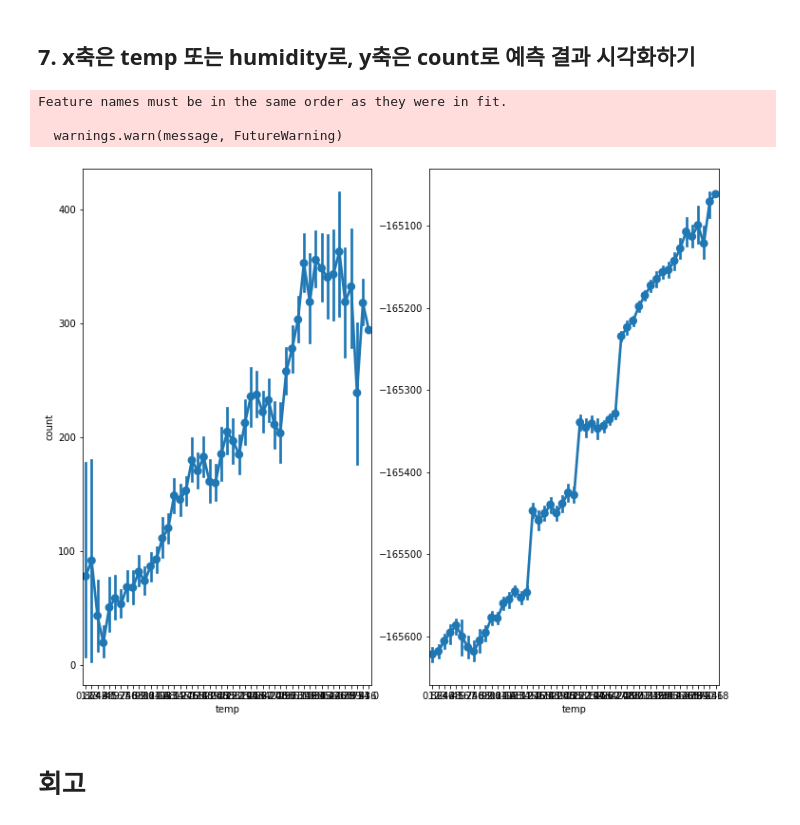
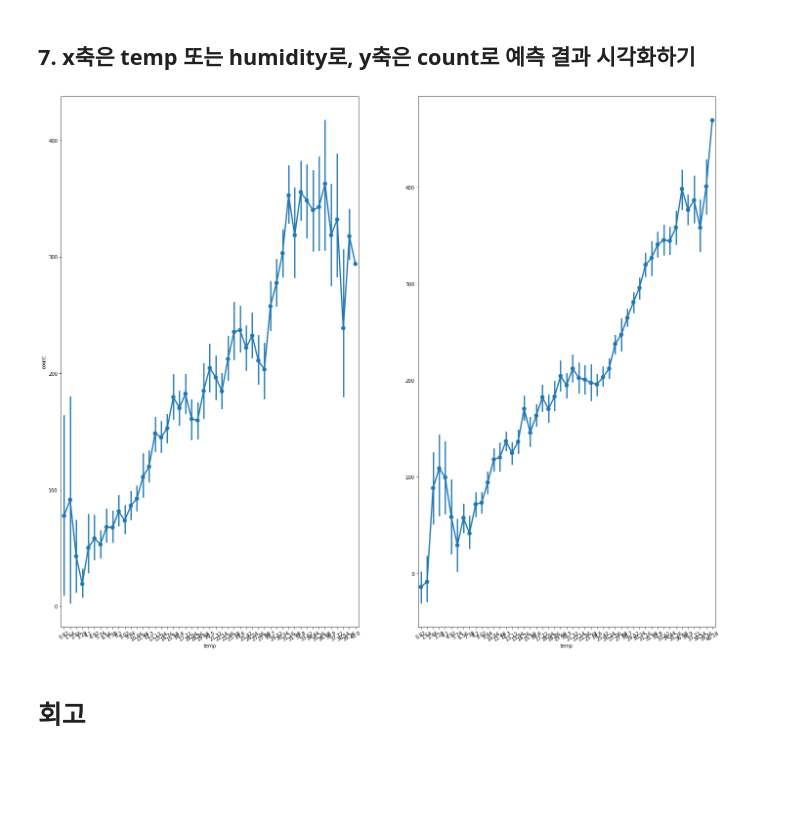
Before and after one commit to RealMyeong/AIFFEL, a Jupyter notebook: EX_BS2_project2.ipynb, the cells around one changed output. Drawn from its saved outputs; the diff is of its cells as text; code cells hidden in the pictures; blank space fills up the shorter version.

```diff
--- a/EX_BS2_project2.ipynb
+++ b/EX_BS2_project2.ipynb
@@ -379,11 +347,18 @@ drop_features = ['atemp', 'datetime', 'date', 'windspeed', 'month']
 test = test.drop(drop_features, axis=1)
 # %% [markdown]
 ## 4. x, y컬럼 선택과 train/test 데이터 분리
-# %%
-y = train['count']
-train = train.drop('count', axis=1)
-X_train = train
-X_test = test
+# %%
+all_data = pd.concat([train, test], ignore_index=True)
+all_data
+# train, test data set 나누기
+X_train = all_data[~pd.isnull(all_data['count'])]
+X_test = all_data[pd.isnull(all_data['count'])]
+
+# 타깃값 count 제거
+X_train = X_train.drop(['count'], axis=1)
+X_test = X_test.drop(['count'], axis=1)
+
+y=train['count'] #타깃값
 # %% [markdown]
 ## 5. LinearRegression 모델 학습
 # %%
@@ -428,15 +403,14 @@ from sklearn.linear_model import LinearRegression
 model = LinearRegression()
 model.fit(X_train, y)
 y_pred_2 = model.predict(X_test)
-# %% [output]
-Feature names must be in the same order as they were in fit.
-
-  warnings.warn(message, FutureWarning)
 # %%
-f, ax = plt.subplots(1, 2, figsize=(12,10))
+
+f, ax = plt.subplots(1,2, figsize=(24,20))
 point1 = sns.pointplot(x='temp', y= y, data=train, ax=ax[0])
 point2 = sns.pointplot(x='temp', y= y_pred_2, data=test, ax=ax[1])
+ax[0].tick_params('x', labelrotation=30)
+ax[1].tick_params('x', labelrotation=30)
 # %% [output]
-[figure, old version]
+[figure, new version]
 # %% [markdown]
 # 회고
```
Also changed, not shown: parts of 16 cells of this notebook.
